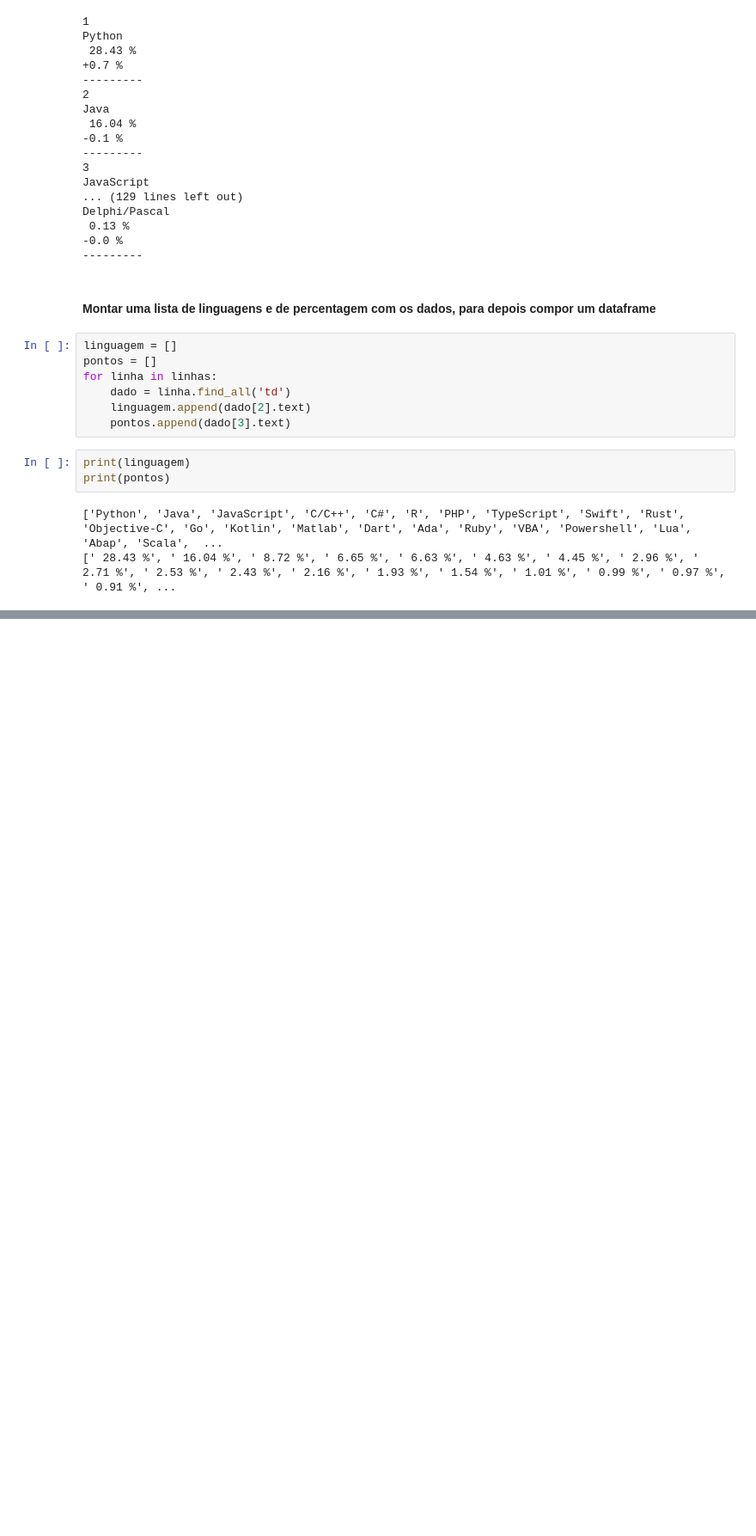
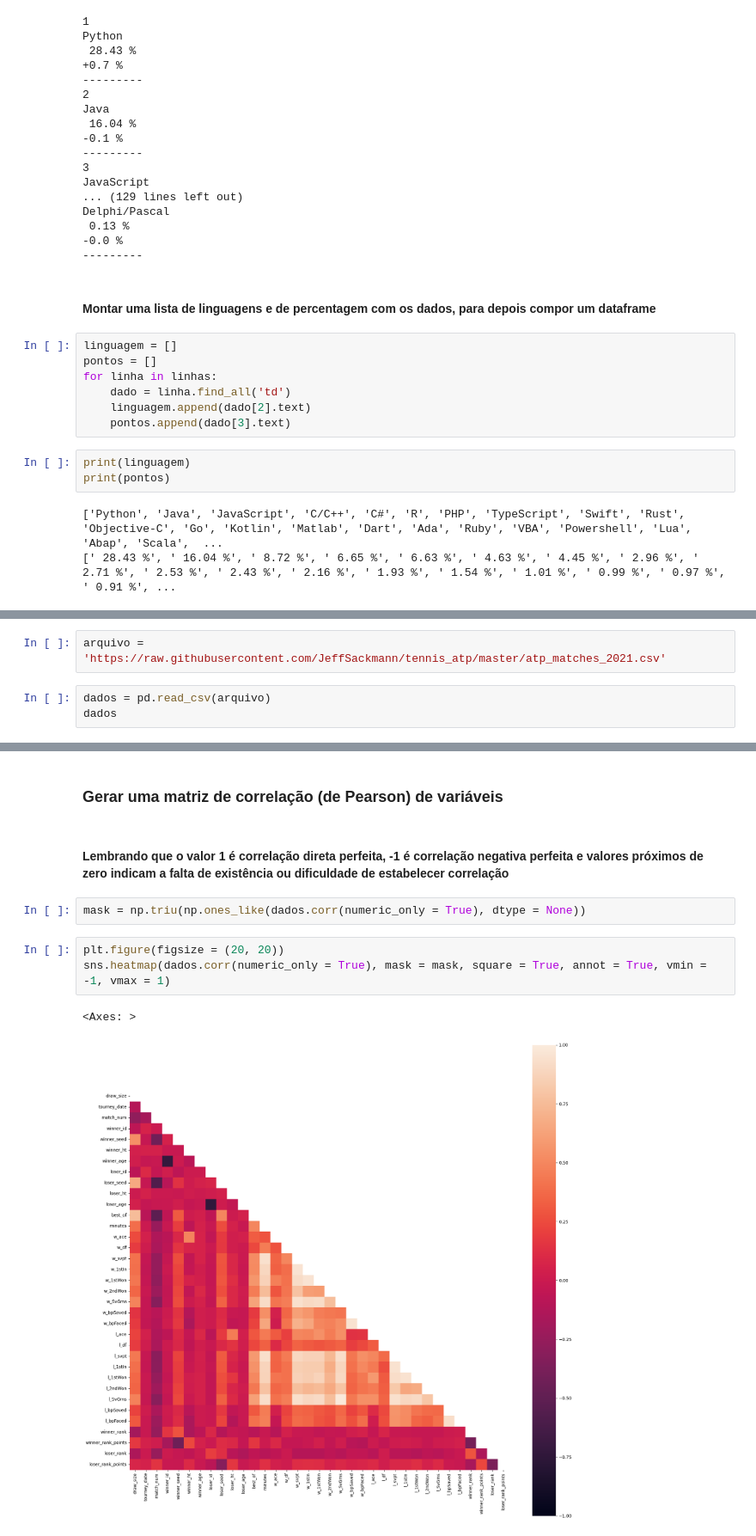
Before and after one commit to hgatoma/projecto-ds-01, a Jupyter notebook: ds-project-one.ipynb, the cells around one changed output, grey strips where cells are left out. Shown at 86% size. Drawn from its saved outputs; the diff is of its cells as text; blank space fills up the shorter version.

```diff
--- a/ds-project-one.ipynb
+++ b/ds-project-one.ipynb
@@ -1009,0 +1295,5 @@ print(pontos)
+# %%
+arquivo = 'https://raw.githubusercontent.com/JeffSackmann/tennis_atp/master/atp_matches_2021.csv'
+# %%
+dados = pd.read_csv(arquivo)
+dados
@@ -1009,0 +1320,12 @@ print(pontos)
+# %% [markdown]
+### Gerar uma matriz de correlação (de Pearson) de variáveis
+# %% [markdown]
+#### Lembrando que  o valor 1 é correlação direta perfeita, -1 é correlação negativa perfeita e valores próximos de zero indicam a falta de existência ou dificuldade de estabelecer correlação
+# %%
+mask = np.triu(np.ones_like(dados.corr(numeric_only = True), dtype = None))
+# %%
+plt.figure(figsize = (20, 20))
+sns.heatmap(dados.corr(numeric_only = True), mask = mask, square = True, annot = True, vmin = -1, vmax = 1)
+# %% [output]
+<Axes: >
+[figure, added]
```
Also changed, not shown: parts of 86 cells of this notebook, 4 other files.
